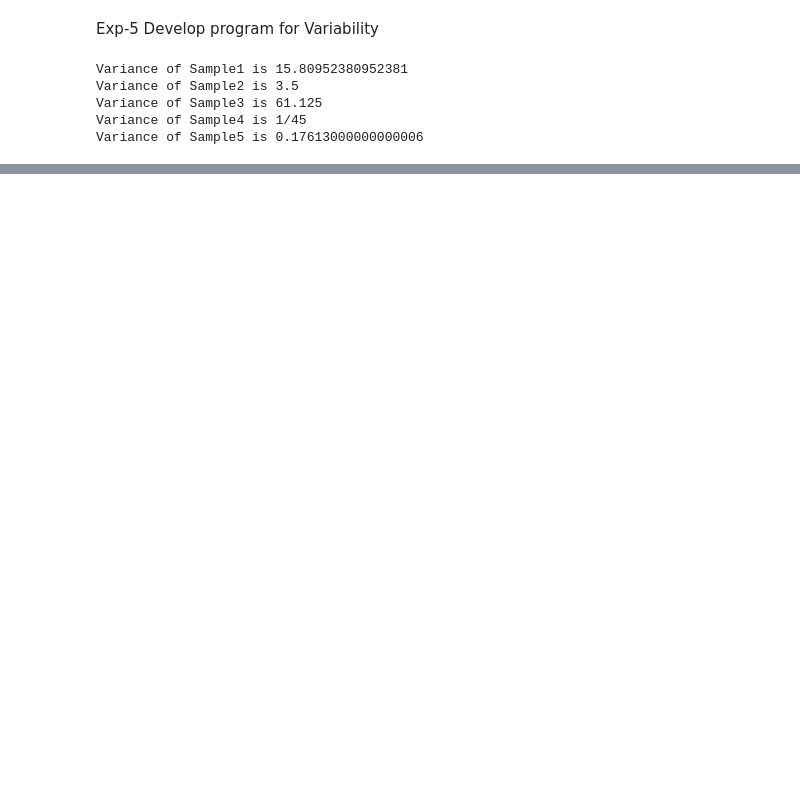
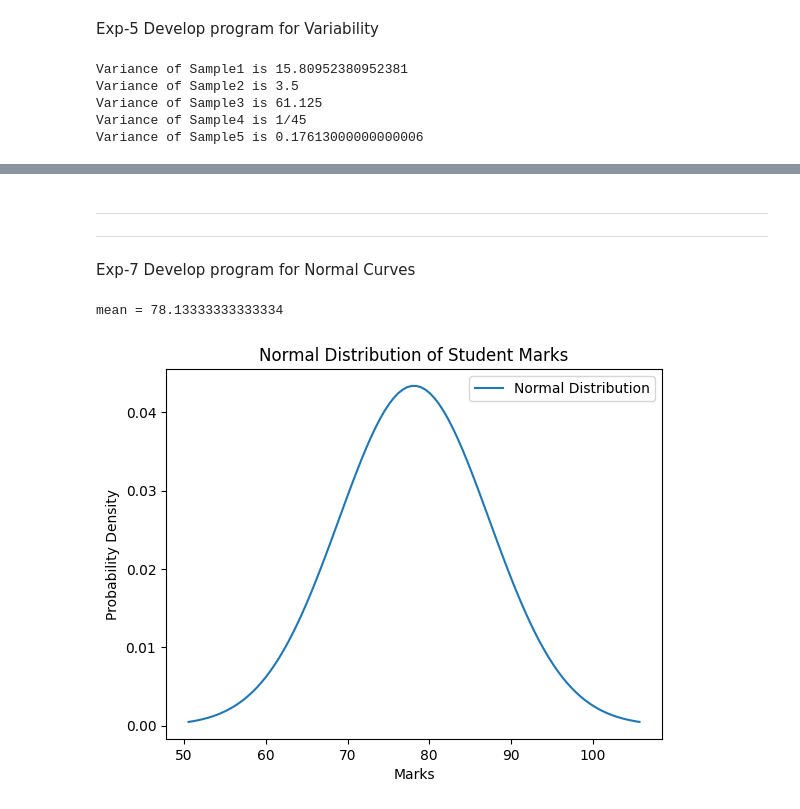
Before and after one commit to arz03/fds-lab, a Jupyter notebook: fds_lab_submission_3.ipynb, the cells around one changed output, grey strips where cells are left out. Cells and saved outputs as stored; diff of their text form; code cells hidden in the pictures; blank space fills up the shorter version.

```diff
--- a/fds_lab_submission_3.ipynb
+++ b/fds_lab_submission_3.ipynb
@@ -36,0 +105,41 @@ Variance of Sample5 is 0.17613000000000006
+# %% [markdown]
+
+
+---
+
+
+---
+
+
+
+Exp-7 Develop program for Normal Curves
+# %%
+import numpy as np
+import matplotlib.pyplot as plt
+import scipy.stats as stats
+
+# Assuming student_marks is your data array
+student_marks = [75, 82, 68, 90, 70, 78, 85, 65, 92, 72, 88, 76, 80, 62, 89]
+
+# Calculate mean and standard deviation
+mu = np.mean(student_marks)
+sigma = np.std(student_marks)
+print(f'mean = {mu}')
+# Generate a range of x-values for the normal distribution
+x = np.linspace(mu - 3*sigma, mu + 3*sigma, 100)
+
+# Calculate the probability density function (PDF) for the normal distribution
+pdf = stats.norm.pdf(x, mu, sigma)
+
+# Create the plot
+plt.plot(x, pdf, label='Normal Distribution')
+#plt.hist(student_marks, density=True, alpha=0.5, label='Student Marks') # Histogram of student marks
+
+plt.title('Normal Distribution of Student Marks')
+plt.xlabel('Marks')
+plt.ylabel('Probability Density')
+plt.legend()
+plt.show()
+# %% [output]
+mean = 78.13333333333334
+[figure, added]
```
Also changed, not shown: parts of 7 cells of this notebook.
